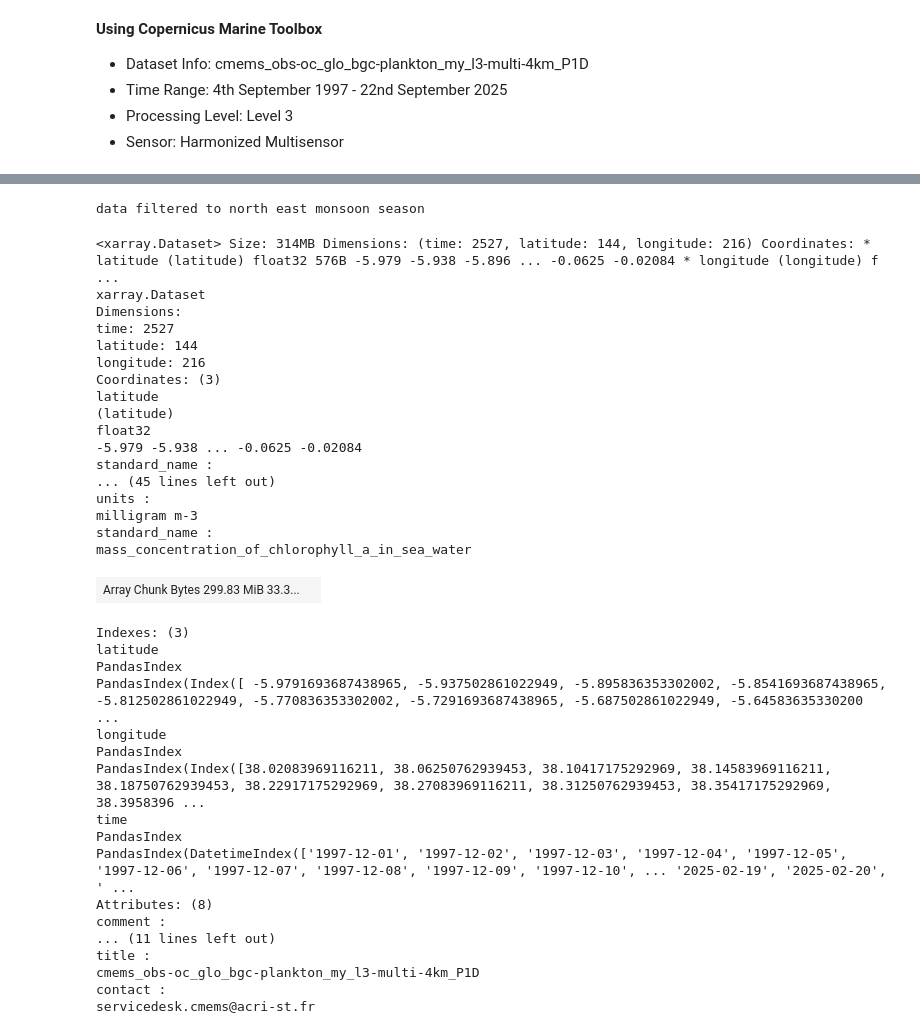
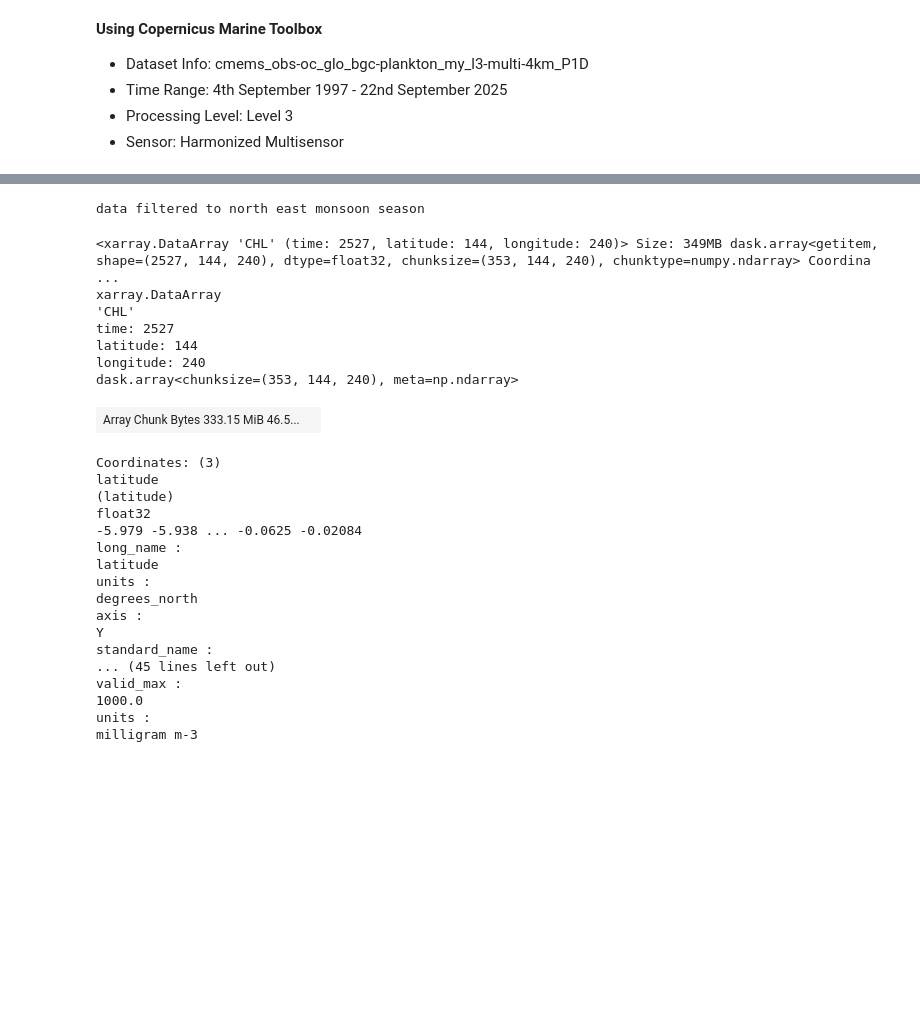
Before and after one commit to Leroywrld/looking-into-chlorophyll-a-levels-within-kenya-s-eez, a Jupyter notebook: code/data_extraction.ipynb, the cells around one changed output, grey strips where cells are left out. Saved outputs shown, nothing was run; the diff lists cells and outputs as text; code cells hidden in the pictures; blank space fills up the shorter version.

Commit message:
new data and updated code

```diff
--- a/code/data_extraction.ipynb
+++ b/code/data_extraction.ipynb
@@ -36,2 +14,2 @@ INFO - 2025-09-30T12:28:11Z - Selected dataset part: "default"
 # %%
-chl_data
+chl_data = xr.open_mfdataset('C:\\Users\\ADMIN\\marine\\monsoon\\data\\*.nc', combine='by_coords')
@@ -97,41 +67,31 @@ def get_monthly_averages(filtered_data:xr.Dataset, )
 # %%
 nem = filter_by_szn(dataset=chl_data, seasons_info=season_dict, season='north east monsoon')
-nem
+nem['CHL']
 # %% [output]
 data filtered to north east monsoon season
-<xarray.Dataset> Size: 314MB Dimensions: (time: 2527, latitude: 144, longitude: 216) Coordinates: * latitude (latitude) float32 576B -5.979 -5.938 -5.896 ... -0.0625 -0.02084 * longitude (longitude) f ...
-xarray.Dataset
-Dimensions:
+<xarray.DataArray 'CHL' (time: 2527, latitude: 144, longitude: 240)> Size: 349MB dask.array<getitem, shape=(2527, 144, 240), dtype=float32, chunksize=(353, 144, 240), chunktype=numpy.ndarray> Coordina ...
+xarray.DataArray
+'CHL'
 time: 2527
 latitude: 144
-longitude: 216
-Coordinates: (3)
-latitude
-(latitude)
-float32
--5.979 -5.938 ... -0.0625 -0.02084
-standard_name :
-... (45 lines left out)
-units :
-milligram m-3
-standard_name :
-mass_concentration_of_chlorophyll_a_in_sea_water
+longitude: 240
+dask.array<chunksize=(353, 144, 240), meta=np.ndarray>
-| Array Chunk Bytes 299.83 MiB 33.3... |  |
+| Array Chunk Bytes 333.15 MiB 46.5... |  |
-Indexes: (3)
+Coordinates: (3)
 latitude
-PandasIndex
-PandasIndex(Index([ -5.9791693687438965, -5.937502861022949, -5.895836353302002, -5.8541693687438965, -5.812502861022949, -5.770836353302002, -5.7291693687438965, -5.687502861022949, -5.64583635330200 ...
-longitude
-PandasIndex
-PandasIndex(Index([38.02083969116211, 38.06250762939453, 38.10417175292969, 38.14583969116211, 38.18750762939453, 38.22917175292969, 38.27083969116211, 38.31250762939453, 38.35417175292969, 38.3958396 ...
-time
-PandasIndex
-PandasIndex(DatetimeIndex(['1997-12-01', '1997-12-02', '1997-12-03', '1997-12-04', '1997-12-05', '1997-12-06', '1997-12-07', '1997-12-08', '1997-12-09', '1997-12-10', ... '2025-02-19', '2025-02-20', ' ...
-Attributes: (8)
-comment :
-... (11 lines left out)
-title :
-cmems_obs-oc_glo_bgc-plankton_my_l3-multi-4km_P1D
-contact :
-servicedesk.cmems@acri-st.fr
+(latitude)
+float32
+-5.979 -5.938 ... -0.0625 -0.02084
+long_name :
+latitude
+units :
+degrees_north
+axis :
+Y
+standard_name :
+... (45 lines left out)
+valid_max :
+1000.0
+units :
+milligram m-3
 # %%
```
Also changed, not shown: parts of 10 cells of this notebook, 30 other files.
